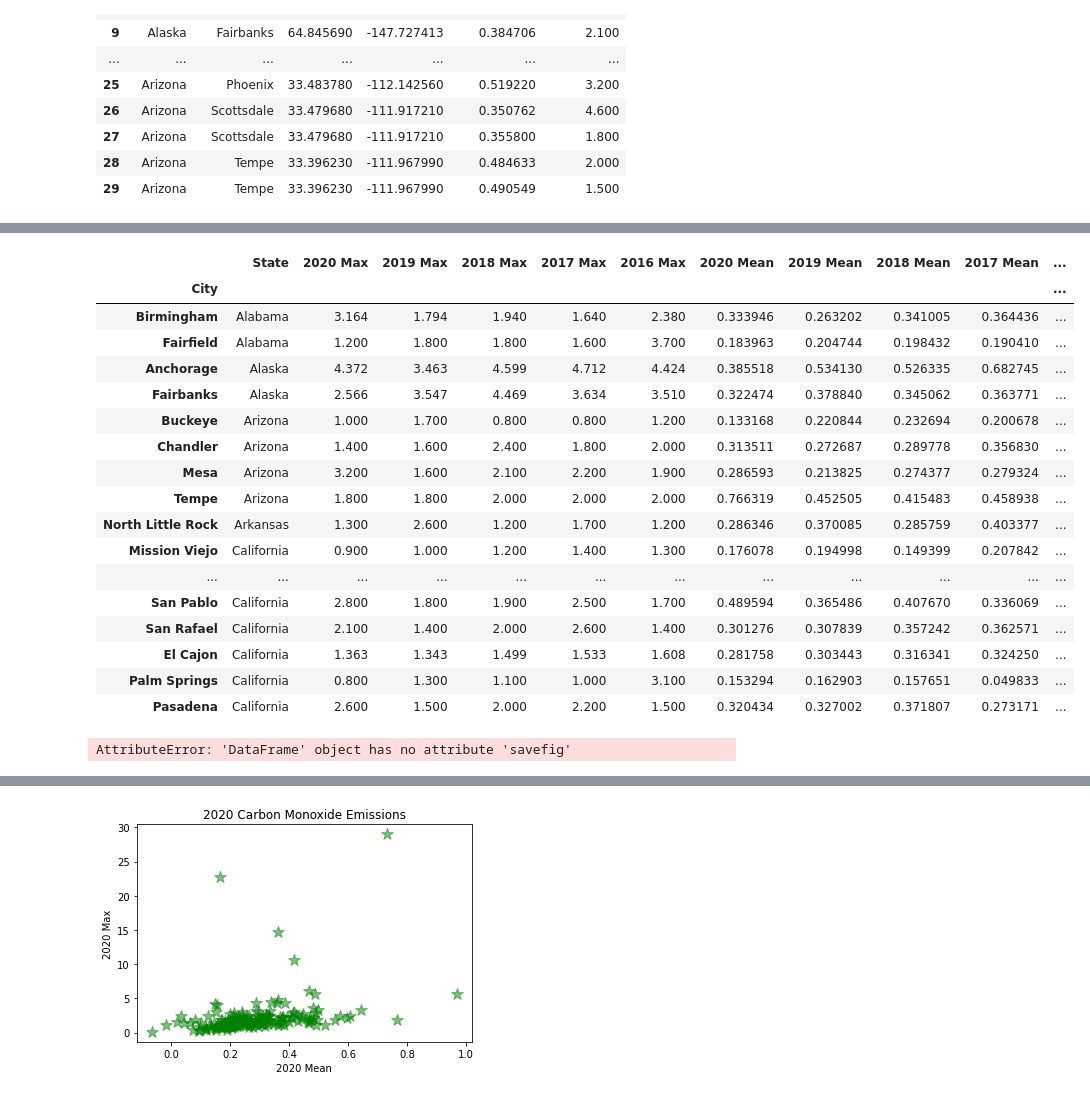
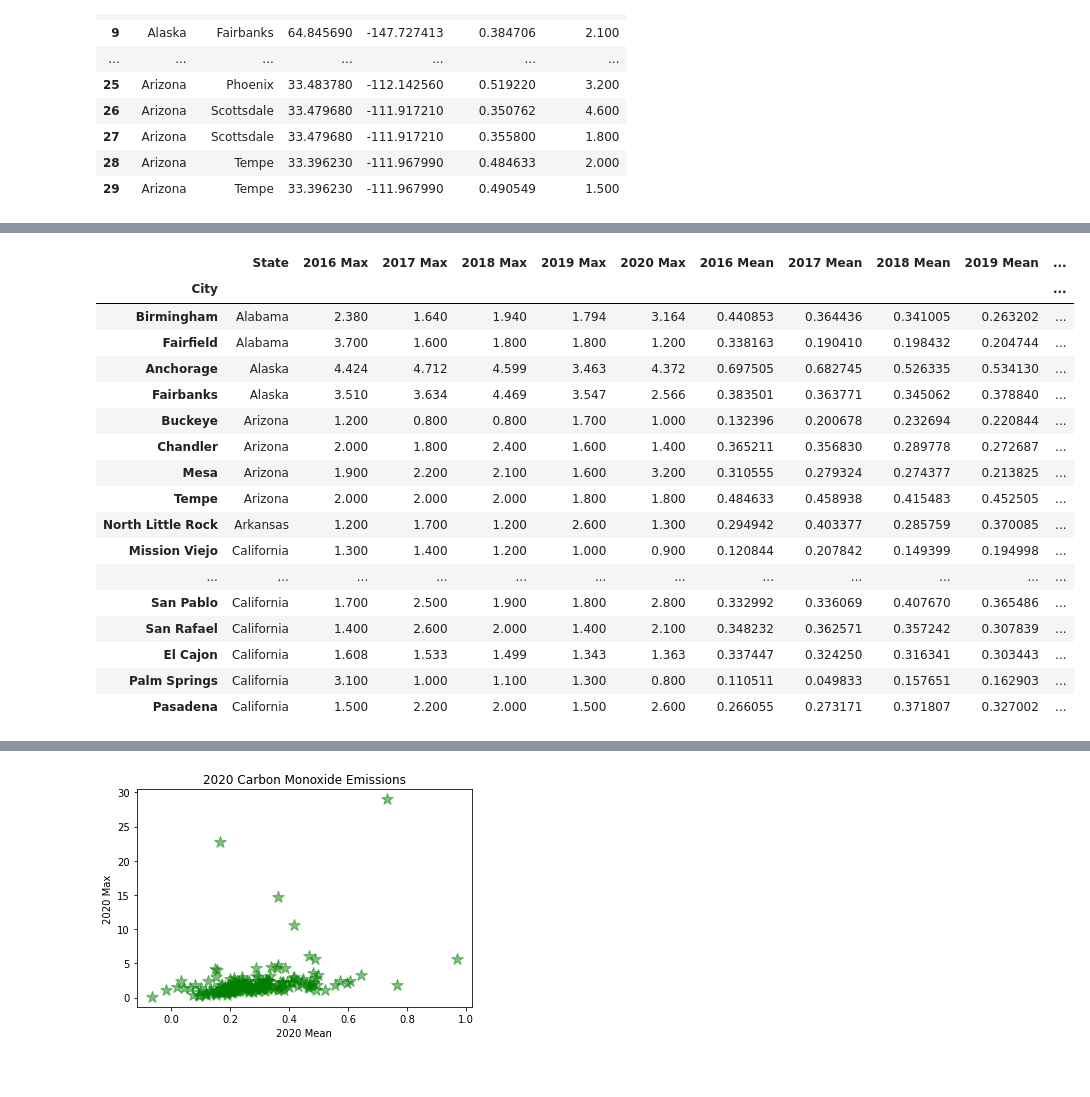
Before and after one commit to Mitchemoto/project-1-, a Jupyter notebook: environment_api_project.ipynb, the cells around one changed output, grey strips where cells are left out. Cells and saved outputs as stored; diff of their text form; code cells hidden in the pictures.

```diff
--- a/environment_api_project.ipynb
+++ b/environment_api_project.ipynb
@@ -541,44 +541,40 @@ states16_grouped=states_16_df.groupby('City').first()
 # %%
 #merge the data frames
 pol_merge_19_20=states20_grouped.merge(states19_grouped,how='outer',on=['City','State','Latitude','Longitude'])
 pol_merge_19_20=pol_merge_19_20.rename(columns={'Mean Value_x':'2020 Mean','Max Value_x':'2020 Max','Mean Value_y':'2019 Mean','Max Value_y':'2019 Max'})
 pol_merge_18_20=pol_merge_19_20.merge(states18_grouped,how='outer',on=['City','State','Latitude','Longitude'])
 pol_merge_18_20=pol_merge_18_20.rename(columns={'Mean Value':'2018 Mean','Max Value':'2018 Max'})
 pol_merge_17_20=pol_merge_18_20.merge(states17_grouped,how='outer',on=['City','State','Latitude','Longitude'])
 pol_merge_17_20=pol_merge_17_20.rename(columns={'Mean Value':'2017 Mean','Max Value':'2017 Max'})
 pol_merge_16_20=pol_merge_17_20.merge(states16_grouped,how='outer',on=['City','State','Latitude','Longitude'])
 pol_merge_16_20=pol_merge_16_20.rename(columns={'Mean Value':'2016 Mean','Max Value':'2016 Max'})
 #sort resulted merged data frame by state to have cleaner look
 sorted_pol_merge=pol_merge_16_20.sort_values(by='State')
 #drop null values to not skew data set
 cleaned_sorted=sorted_pol_merge.dropna()
 #drop lat and long, as not needed for further
 dropped_clean=cleaned_sorted.drop(labels=['Latitude','Longitude'],axis=1)
 #reindex to see line change in city
-columns=['State','2020 Max','2019 Max','2018 Max','2017 Max','2016 Max','2020 Mean','2019 Mean','2018 Mean','2017 Mean','2016 Mean']
+columns=['State','2016 Max','2017 Max','2018 Max','2019 Max','2020 Max','2016 Mean','2017 Mean','2018 Mean','2019 Mean','2020 Mean']
 
 reindexed_df=dropped_clean.reindex(columns=columns)
 reindexed_df.head(30)
 # %% [output]
-|  | State | 2020 Max | 2019 Max | 2018 Max | 2017 Max | 2016 Max | 2020 Mean | 2019 Mean | 2018 Mean | 2017 Mean | ... |
+|  | State | 2016 Max | 2017 Max | 2018 Max | 2019 Max | 2020 Max | 2016 Mean | 2017 Mean | 2018 Mean | 2019 Mean | ... |
 | City |  |  |  |  |  |  |  |  |  |  | ... |
-| Birmingham | Alabama | 3.164 | 1.794 | 1.940 | 1.640 | 2.380 | 0.333946 | 0.263202 | 0.341005 | 0.364436 | ... |
-| Fairfield | Alabama | 1.200 | 1.800 | 1.800 | 1.600 | 3.700 | 0.183963 | 0.204744 | 0.198432 | 0.190410 | ... |
-| Anchorage | Alaska | 4.372 | 3.463 | 4.599 | 4.712 | 4.424 | 0.385518 | 0.534130 | 0.526335 | 0.682745 | ... |
-| Fairbanks | Alaska | 2.566 | 3.547 | 4.469 | 3.634 | 3.510 | 0.322474 | 0.378840 | 0.345062 | 0.363771 | ... |
-| Buckeye | Arizona | 1.000 | 1.700 | 0.800 | 0.800 | 1.200 | 0.133168 | 0.220844 | 0.232694 | 0.200678 | ... |
-| Chandler | Arizona | 1.400 | 1.600 | 2.400 | 1.800 | 2.000 | 0.313511 | 0.272687 | 0.289778 | 0.356830 | ... |
-| Mesa | Arizona | 3.200 | 1.600 | 2.100 | 2.200 | 1.900 | 0.286593 | 0.213825 | 0.274377 | 0.279324 | ... |
-| Tempe | Arizona | 1.800 | 1.800 | 2.000 | 2.000 | 2.000 | 0.766319 | 0.452505 | 0.415483 | 0.458938 | ... |
-| North Little Rock | Arkansas | 1.300 | 2.600 | 1.200 | 1.700 | 1.200 | 0.286346 | 0.370085 | 0.285759 | 0.403377 | ... |
-| Mission Viejo | California | 0.900 | 1.000 | 1.200 | 1.400 | 1.300 | 0.176078 | 0.194998 | 0.149399 | 0.207842 | ... |
+| Birmingham | Alabama | 2.380 | 1.640 | 1.940 | 1.794 | 3.164 | 0.440853 | 0.364436 | 0.341005 | 0.263202 | ... |
+| Fairfield | Alabama | 3.700 | 1.600 | 1.800 | 1.800 | 1.200 | 0.338163 | 0.190410 | 0.198432 | 0.204744 | ... |
+| Anchorage | Alaska | 4.424 | 4.712 | 4.599 | 3.463 | 4.372 | 0.697505 | 0.682745 | 0.526335 | 0.534130 | ... |
+| Fairbanks | Alaska | 3.510 | 3.634 | 4.469 | 3.547 | 2.566 | 0.383501 | 0.363771 | 0.345062 | 0.378840 | ... |
+| Buckeye | Arizona | 1.200 | 0.800 | 0.800 | 1.700 | 1.000 | 0.132396 | 0.200678 | 0.232694 | 0.220844 | ... |
+| Chandler | Arizona | 2.000 | 1.800 | 2.400 | 1.600 | 1.400 | 0.365211 | 0.356830 | 0.289778 | 0.272687 | ... |
+| Mesa | Arizona | 1.900 | 2.200 | 2.100 | 1.600 | 3.200 | 0.310555 | 0.279324 | 0.274377 | 0.213825 | ... |
+| Tempe | Arizona | 2.000 | 2.000 | 2.000 | 1.800 | 1.800 | 0.484633 | 0.458938 | 0.415483 | 0.452505 | ... |
+| North Little Rock | Arkansas | 1.200 | 1.700 | 1.200 | 2.600 | 1.300 | 0.294942 | 0.403377 | 0.285759 | 0.370085 | ... |
+| Mission Viejo | California | 1.300 | 1.400 | 1.200 | 1.000 | 0.900 | 0.120844 | 0.207842 | 0.149399 | 0.194998 | ... |
 | ... | ... | ... | ... | ... | ... | ... | ... | ... | ... | ... | ... |
-| San Pablo | California | 2.800 | 1.800 | 1.900 | 2.500 | 1.700 | 0.489594 | 0.365486 | 0.407670 | 0.336069 | ... |
-| San Rafael | California | 2.100 | 1.400 | 2.000 | 2.600 | 1.400 | 0.301276 | 0.307839 | 0.357242 | 0.362571 | ... |
-| El Cajon | California | 1.363 | 1.343 | 1.499 | 1.533 | 1.608 | 0.281758 | 0.303443 | 0.316341 | 0.324250 | ... |
-| Palm Springs | California | 0.800 | 1.300 | 1.100 | 1.000 | 3.100 | 0.153294 | 0.162903 | 0.157651 | 0.049833 | ... |
-| Pasadena | California | 2.600 | 1.500 | 2.000 | 2.200 | 1.500 | 0.320434 | 0.327002 | 0.371807 | 0.273171 | ... |
+| San Pablo | California | 1.700 | 2.500 | 1.900 | 1.800 | 2.800 | 0.332992 | 0.336069 | 0.407670 | 0.365486 | ... |
+| San Rafael | California | 1.400 | 2.600 | 2.000 | 1.400 | 2.100 | 0.348232 | 0.362571 | 0.357242 | 0.307839 | ... |
+| El Cajon | California | 1.608 | 1.533 | 1.499 | 1.343 | 1.363 | 0.337447 | 0.324250 | 0.316341 | 0.303443 | ... |
+| Palm Springs | California | 3.100 | 1.000 | 1.100 | 1.300 | 0.800 | 0.110511 | 0.049833 | 0.157651 | 0.162903 | ... |
+| Pasadena | California | 1.500 | 2.200 | 2.000 | 1.500 | 2.600 | 0.266055 | 0.273171 | 0.371807 | 0.327002 | ... |
-# %%
-reindexed_df.describe()
-# %% [output]
-AttributeError: 'DataFrame' object has no attribute 'savefig'
```
Also changed, not shown: parts of 2 cells of this notebook, 1 other file.
